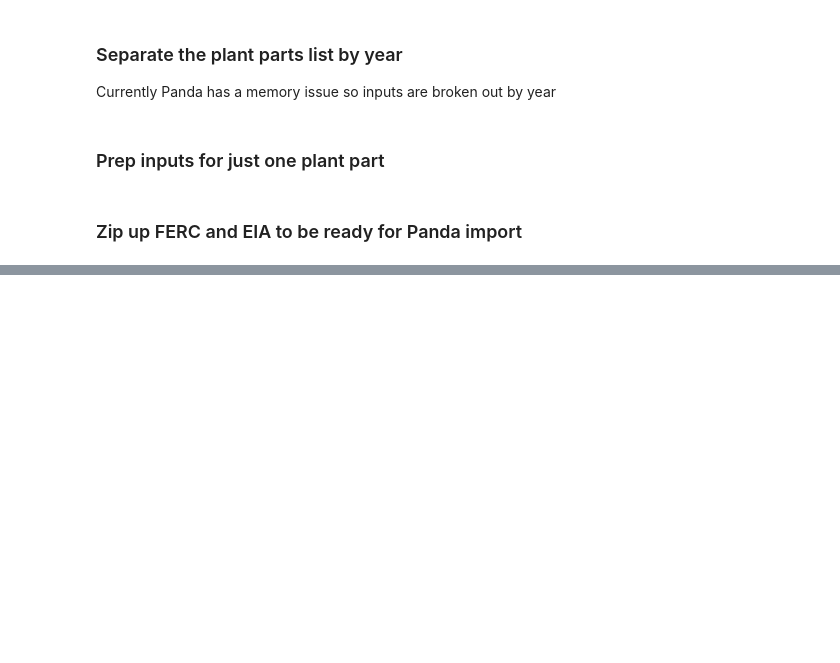
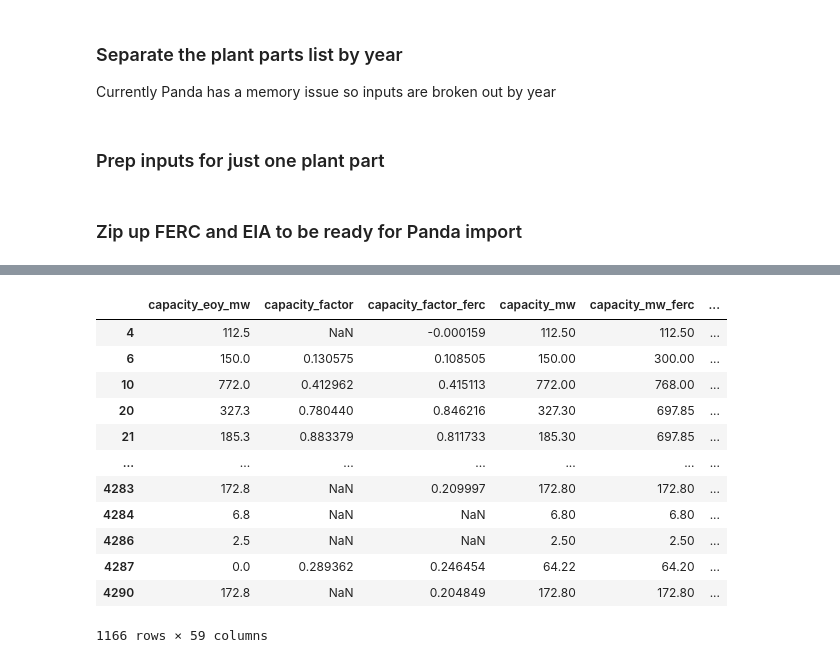
Before and after one commit to catalyst-cooperative/ccai-entity-matching, a Jupyter notebook: preprocessing.ipynb, the cells around one changed output, grey strips where cells are left out. Drawn from its saved outputs; the diff is of its cells as text; code cells hidden in the pictures; blank space fills up the shorter version.

```diff
--- a/preprocessing.ipynb
+++ b/preprocessing.ipynb
@@ -184,0 +239,16 @@ zip_dfs_for_panda(small_ferc_df, small_part_df, "full_gens")
+# %%
+full_records[~(full_records.generator_id.isnull())]
+# %% [output]
+|  | capacity_eoy_mw | capacity_factor | capacity_factor_ferc | capacity_mw | capacity_mw_ferc | ... |
+| 4 | 112.5 | NaN | -0.000159 | 112.50 | 112.50 | ... |
+| 6 | 150.0 | 0.130575 | 0.108505 | 150.00 | 300.00 | ... |
+| 10 | 772.0 | 0.412962 | 0.415113 | 772.00 | 768.00 | ... |
+| 20 | 327.3 | 0.780440 | 0.846216 | 327.30 | 697.85 | ... |
+| 21 | 185.3 | 0.883379 | 0.811733 | 185.30 | 697.85 | ... |
+| ... | ... | ... | ... | ... | ... | ... |
+| 4283 | 172.8 | NaN | 0.209997 | 172.80 | 172.80 | ... |
+| 4284 | 6.8 | NaN | NaN | 6.80 | 6.80 | ... |
+| 4286 | 2.5 | NaN | NaN | 2.50 | 2.50 | ... |
+| 4287 | 0.0 | 0.289362 | 0.246454 | 64.22 | 64.20 | ... |
+| 4290 | 172.8 | NaN | 0.204849 | 172.80 | 172.80 | ... |
+1166 rows × 59 columns
```
Also changed, not shown: parts of 18 cells of this notebook, 1 other file.
